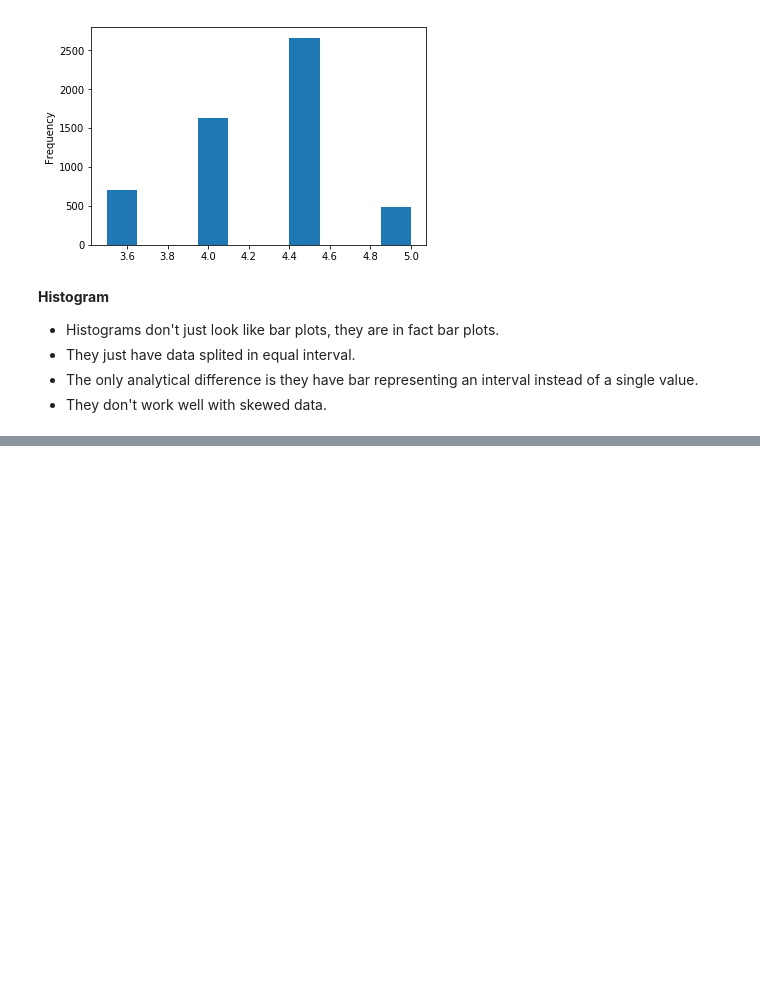
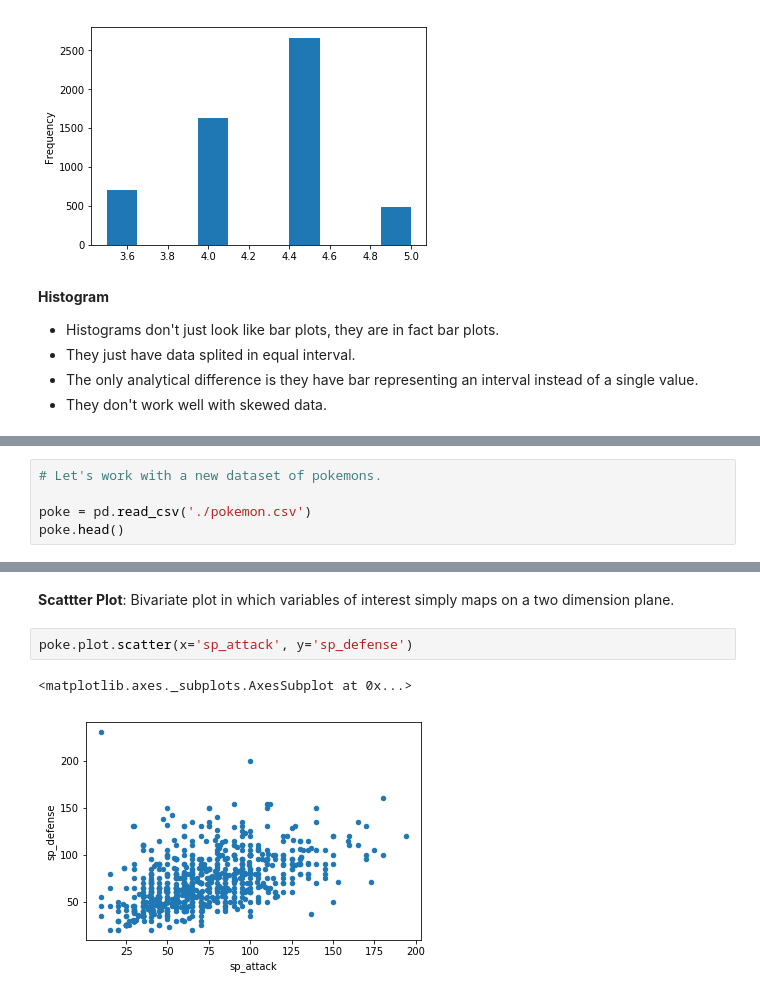
Before and after one commit to techcentaur/Data-is-Cool, a Jupyter notebook: Plotting with pandas.ipynb, the cells around one changed output, grey strips where cells are left out. Drawn from its saved outputs; the diff is of its cells as text; blank space fills up the shorter version.

Commit message:
[DONE] bivariate plotting; Plotting with pandas

```diff
--- a/Plotting with pandas.ipynb
+++ b/Plotting with pandas.ipynb
@@ -80,0 +87,5 @@ df[df['user_rating'] > 3.0]['user_rating'].plot.hist()
+# %%
+# Let's work with a new dataset of pokemons.
+
+poke = pd.read_csv('./pokemon.csv')
+poke.head()
@@ -80,0 +100,7 @@ df[df['user_rating'] > 3.0]['user_rating'].plot.hist()
+# %% [markdown]
+**Scattter Plot**: Bivariate plot in which variables of interest simply maps on a two dimension plane.
+# %%
+poke.plot.scatter(x='sp_attack', y='sp_defense')
+# %% [output]
+<matplotlib.axes._subplots.AxesSubplot at 0x...>
+[figure, added]
```
Also changed, not shown: parts of 9 cells of this notebook, 1 other file.
